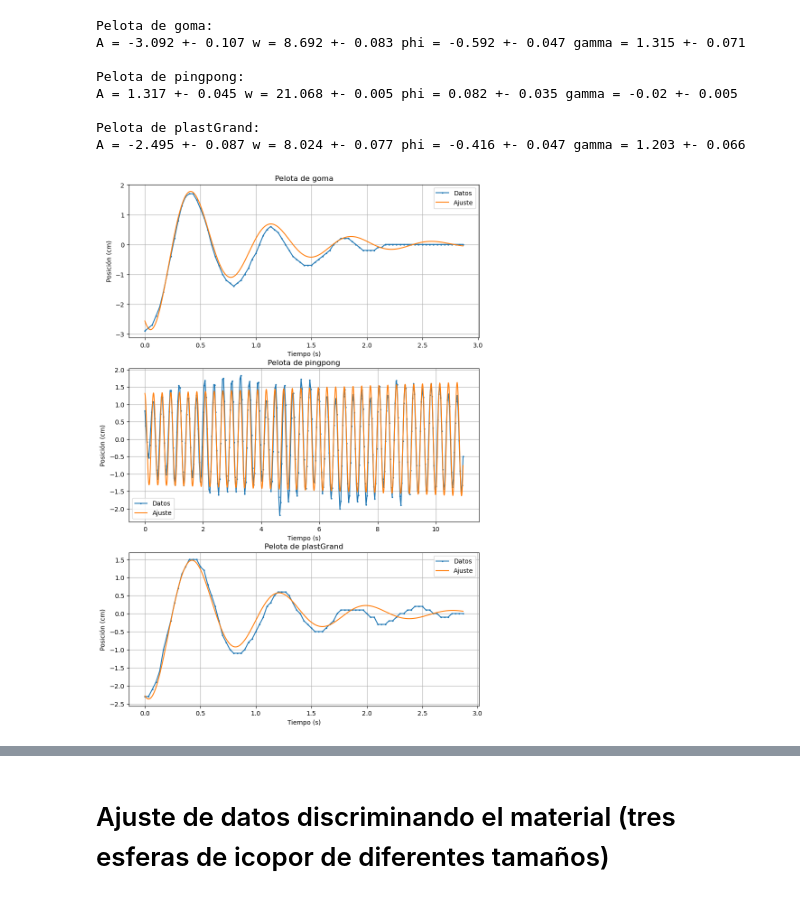
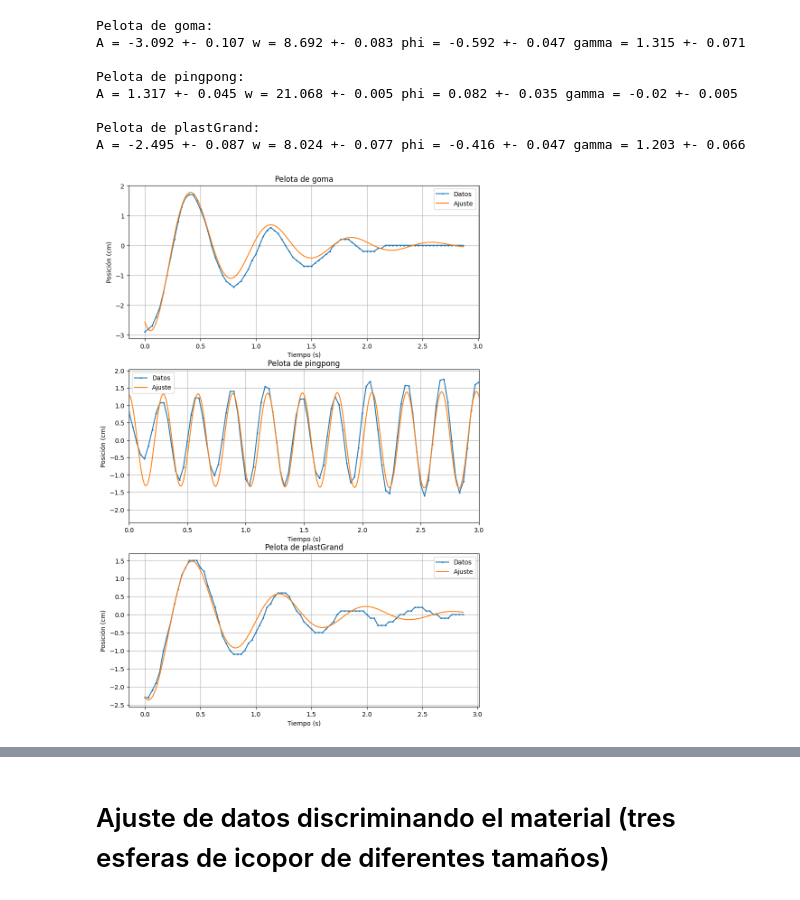
Before and after one commit to Vendetta0462/RetosCientificos-Reto10, a Jupyter notebook: code/ajuste_datos.ipynb, the cells around one changed output, grey strips where cells are left out. Drawn from its saved outputs; the diff is of its cells as text; code cells hidden in the pictures.

```diff
--- a/code/ajuste_datos.ipynb
+++ b/code/ajuste_datos.ipynb
@@ -135,34 +143,36 @@ A = -2.495 +- 0.087 w = 8.024 +- 0.077 phi = -0.416 +- 0.047 gamma = 1.203 +- 0.
 fig, axs = plt.subplots(3, 1, figsize=(10,15))
 axs[0].plot(datos_goma["t"], datos_goma["x"], ".-", label="Datos", markersize=3)
 # axs[0].plot(datos_goma["t"], oscilacion_amortiguada(datos_goma["t"], *popt_goma), label="Ajuste")
 axs[0].plot(np.linspace(0, datos_goma["t"].max(), 1000), oscilacion_amortiguada(np.linspace(0, datos_goma["t"].max(), 1000), *popt_goma), label="Ajuste")
 axs[0].set_title("Pelota de goma")
 axs[0].set_xlabel("Tiempo (s)")
 axs[0].set_ylabel("Posición (cm)")
 axs[0].legend()
 axs[0].grid()
 
 axs[1].plot(datos_pingpong["t"], datos_pingpong["x"], ".-", label="Datos", markersize=3)
 # axs[1].plot(datos_pingpong["t"], oscilacion(datos_pingpong["t"], *popt_pingpong), label="Ajuste")
 axs[1].plot(np.linspace(0, datos_pingpong["t"].max(), 1000), oscilacion_amortiguada(np.linspace(0, datos_pingpong["t"].max(), 1000), *popt_pingpong), label="Ajuste")
 axs[1].set_title("Pelota de pingpong")
 axs[1].set_xlabel("Tiempo (s)")
 axs[1].set_ylabel("Posición (cm)")
+axs[1].set_xlim(0, 3)
 axs[1].legend()
 axs[1].grid()
 
 axs[2].plot(datos_plastGrand["t"], datos_plastGrand["x"], ".-", label="Datos", markersize=3)
 # axs[2].plot(datos_plastGrand["t"], oscilacion_amortiguada(datos_plastGrand["t"], *popt_plastGrand), label="Ajuste")
 axs[2].plot(np.linspace(0, datos_plastGrand["t"].max(), 1000), oscilacion_amortiguada(np.linspace(0, datos_plastGrand["t"].max(), 1000), *popt_plastGrand), label="Ajuste")
 axs[2].set_title("Pelota de plastGrand")
 axs[2].set_xlabel("Tiempo (s)")
 axs[2].set_ylabel("Posición (cm)")
 axs[2].legend()
 axs[2].grid()
 
+plt.savefig("./Images/Ajuste_Material.png")
 plt.show()
 # %% [output]
-[figure, old version]
+[figure, new version]
 # %%
 # matriz de covarianza de pingpong marplotlib con labels
 plt.figure(figsize=(10,6))
```
Also changed, not shown: parts of 8 cells of this notebook, 4 other files.
